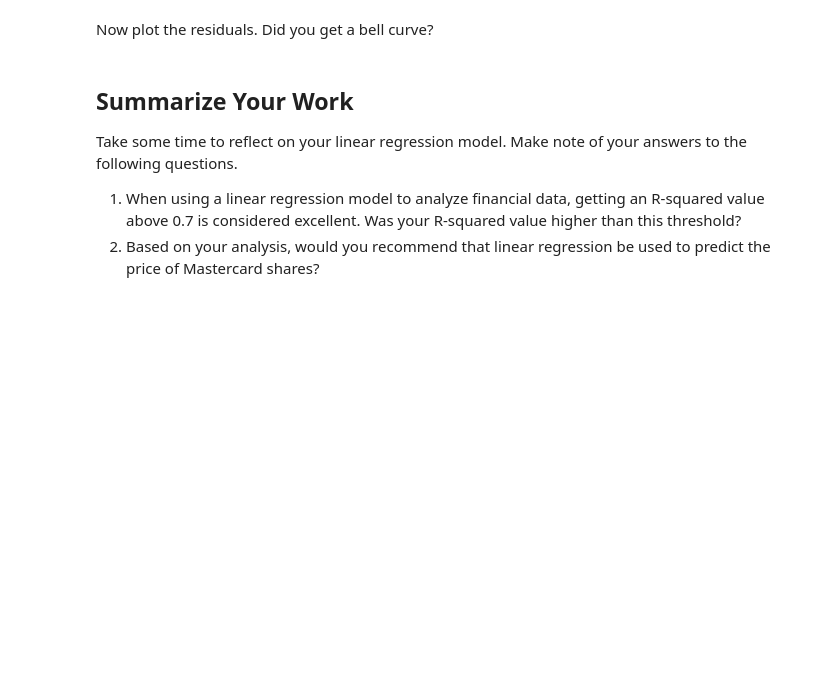
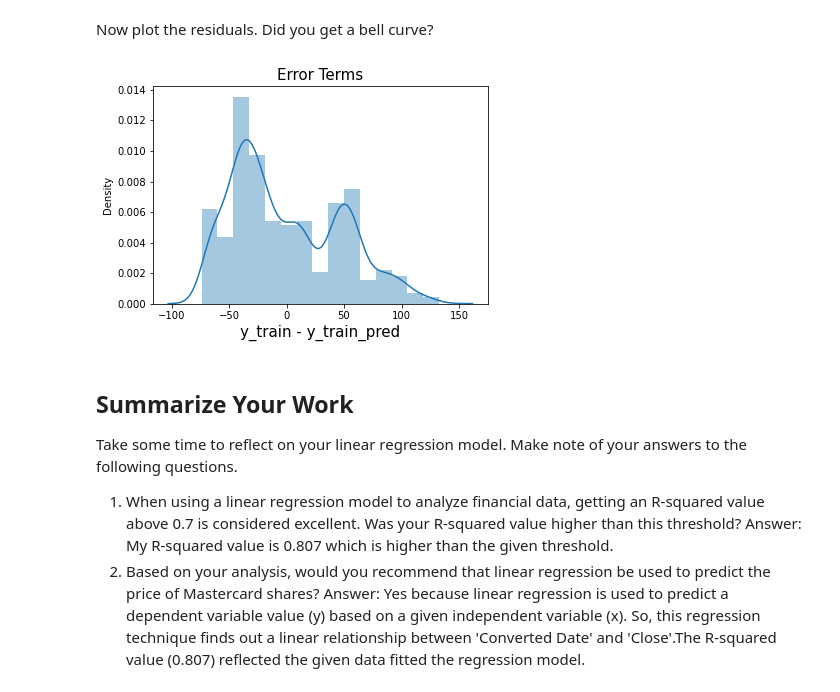
Before and after one commit to sunitalama/data-modeling-pt2-studio, a Jupyter notebook: stock-predictions.ipynb, the cells around one changed output. Saved outputs shown, nothing was run; the diff lists cells and outputs as text; code cells hidden in the pictures; blank space fills up the shorter version.

```diff
--- a/stock-predictions.ipynb
+++ b/stock-predictions.ipynb
@@ -39,0 +104,6 @@ Create a plot that shows your training sets and the linear regression line. Reme
+# %%
+# add a constant to get an intercept
+x_train_sm = sm.add_constant(x_train)
+# %%
+# fit regression line using 'OLS'
+lr = sm.OLS(y_train, x_train_sm).fit()
@@ -46,7 +157,24 @@ Now plot the residuals. Did you get a bell curve?
+# %%
+# predicting y_value using training data of x
+y_train_pred = lr.predict(x_train_sm)
+# %%
+# creating residuals from y_train data and predict y_data
+res = (y_train - y_train_pred)
+# %%
+# plotting histogram using the residual calues
+fig = plt.figure()
+sb.distplot(res, bins=15)
+plt.title('Error Terms', fontsize = 15)
+plt.xlabel('y_train - y_train_pred', fontsize = 15)
+plt.show()
+# %% [output]
+[figure, added]
 # %% [markdown]
 ## Summarize Your Work
 
 Take some time to reflect on your linear regression model. Make note of your answers to the following questions.
 
 1. When using a linear regression model to analyze financial data, getting an R-squared value above 0.7 is considered excellent. Was your R-squared value higher than this threshold?
+Answer: My R-squared value is 0.807 which is higher than the given threshold.
 2. Based on your analysis, would you recommend that linear regression be used to predict the price of Mastercard shares?
+Answer: Yes because linear regression is used to predict a dependent variable value (y) based on a given independent variable (x). So, this regression technique finds out a linear relationship between 'Converted Date' and 'Close'.The R-squared value (0.807) reflected the given data fitted the regression model.
```
Also changed, not shown: parts of 12 cells of this notebook.
